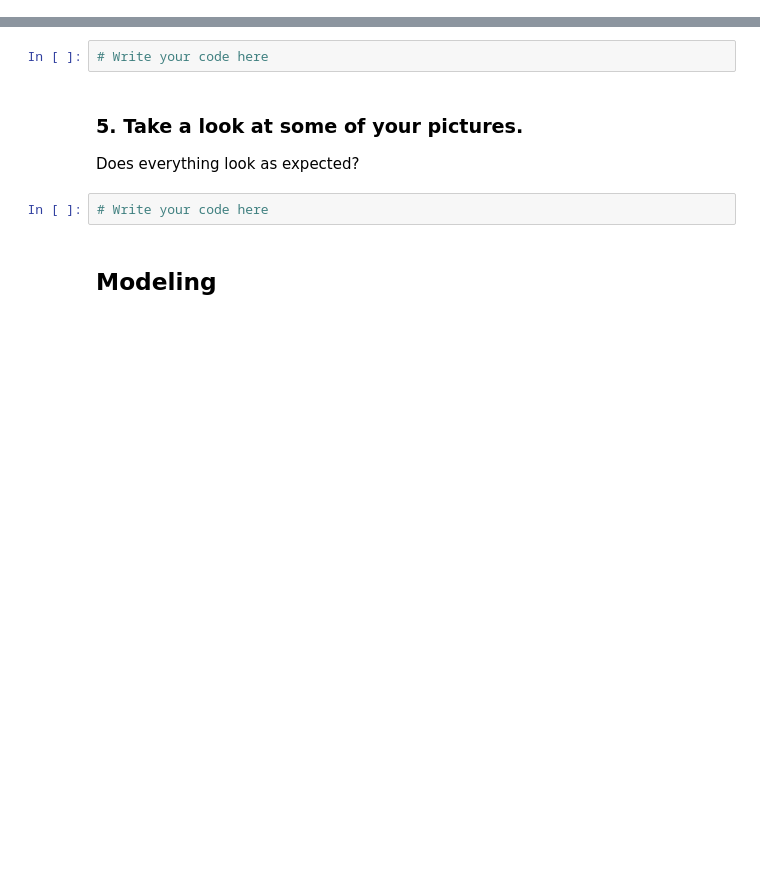
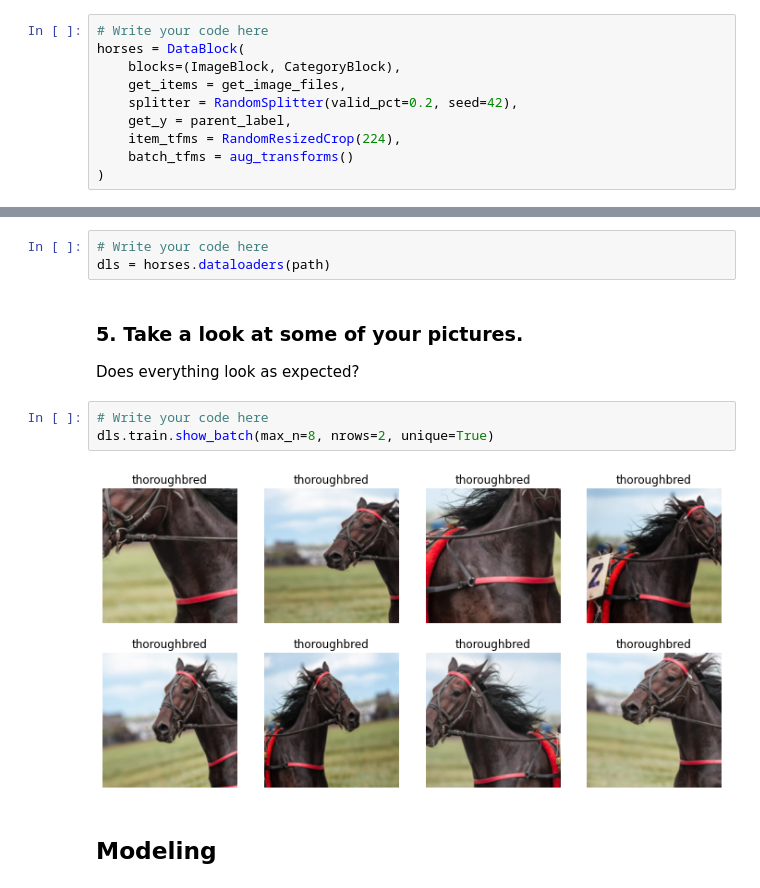
Before and after one commit to pds2021/a5-TJopp, a Jupyter notebook: Assignment_5.ipynb, the cells around one changed output, grey strips where cells are left out. Cells and saved outputs as stored; diff of their text form; blank space fills up the shorter version.

Commit message:
etwas angefangen (bis zum DataBlock)

```diff
--- a/Assignment_5.ipynb
+++ b/Assignment_5.ipynb
@@ -81,12 +207,26 @@ Use `RandomResizedCrop` for `item_tfms`with an image size of 224 px, and the app
+# %%
+# Write your code here
+horses = DataBlock(
+    blocks=(ImageBlock, CategoryBlock),
+    get_items = get_image_files,
+    splitter = RandomSplitter(valid_pct=0.2, seed=42),
+    get_y = parent_label,
+    item_tfms = RandomResizedCrop(224),
+    batch_tfms = aug_transforms()
+)
 # %% [markdown]
 ### 4. Create the DataLoaders
 # %%
 # Write your code here
+dls = horses.dataloaders(path)
 # %% [markdown]
 ### 5. Take a look at some of your pictures.
 Does everything look as expected?
 # %%
 # Write your code here
+dls.train.show_batch(max_n=8, nrows=2, unique=True)
+# %% [output]
+[figure, added]
 # %% [markdown]
 ## Modeling
 # %% [markdown]
```
Also changed, not shown: parts of 19 cells of this notebook.
